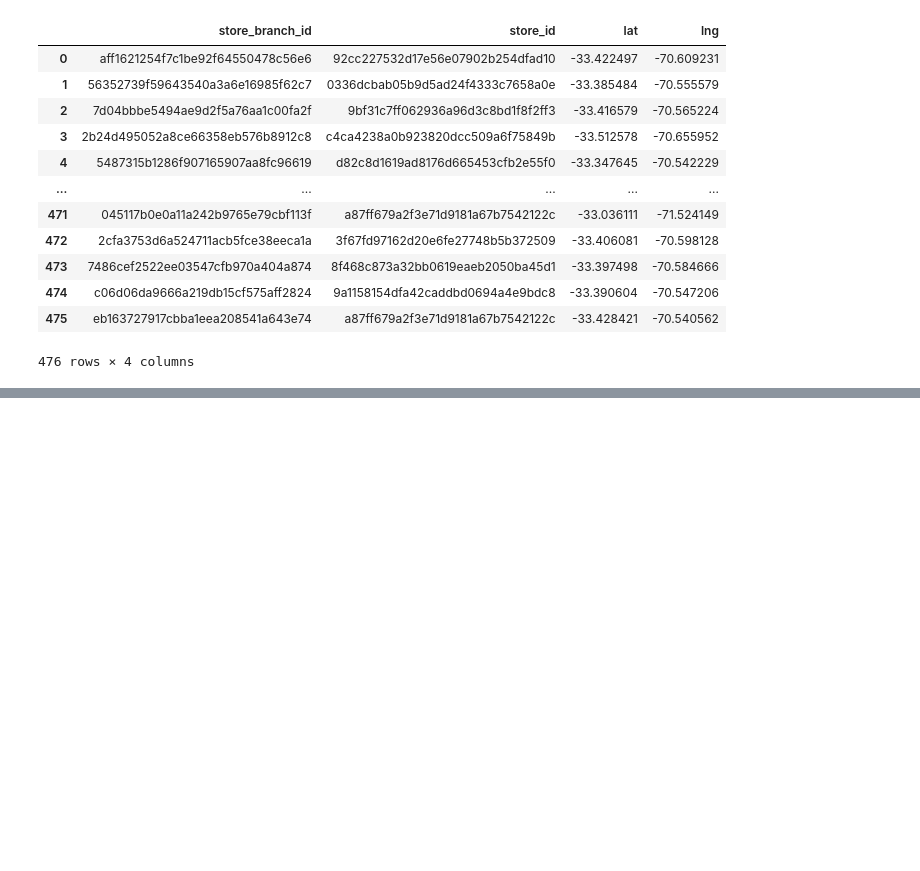
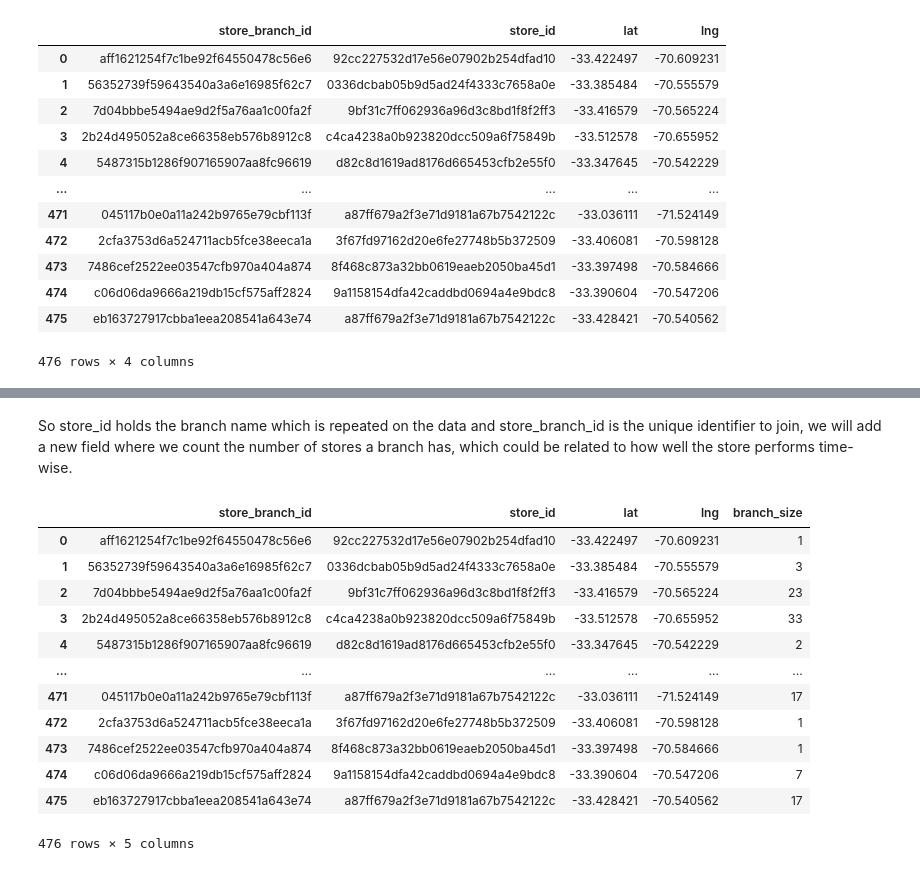
Before and after one commit to harrisonford/cornershop_estimator, a Jupyter notebook: 04_StoreBranches.ipynb, the cells around one changed output, grey strips where cells are left out. Drawn from its saved outputs; the diff is of its cells as text; code cells hidden in the pictures; blank space fills up the shorter version.

```diff
--- a/04_StoreBranches.ipynb
+++ b/04_StoreBranches.ipynb
@@ -23,0 +60,39 @@ stores
+# %% [markdown]
+So store_id holds the branch name which is repeated on the data and store_branch_id is the
+unique identifier to join, we will add a new field where we count the number of stores
+a branch has, which could be related to how well the store performs time-wise.
+# %%
+# add the total count to the dataframe for each store branch
+def add_branch_count(df):
+    container = []  # stores the field values
+    hashtable = dict()  # stores the count for each branch
+    # first we count stores and add them to the dict with O(n) complexity
+    for store in df['store_id']:
+        if store in hashtable:  # we sum it up
+            hashtable[store] += 1
+        else:  # we need to initialize it
+            hashtable[store] = 1
+    # now we can use the hashtable to add the count to each field
+    for store in df['store_id']:
+        container.append(hashtable[store])
+    df['branch_size'] = container
+
+    return
+# %%
+# test the function
+add_branch_count(stores)
+stores
+# %% [output]
+|  | store_branch_id | store_id | lat | lng | branch_size |
+| 0 | aff1621254f7c1be92f64550478c56e6 | 92cc227532d17e56e07902b254dfad10 | -33.422497 | -70.609231 | 1 |
+| 1 | 56352739f59643540a3a6e16985f62c7 | 0336dcbab05b9d5ad24f4333c7658a0e | -33.385484 | -70.555579 | 3 |
+| 2 | 7d04bbbe5494ae9d2f5a76aa1c00fa2f | 9bf31c7ff062936a96d3c8bd1f8f2ff3 | -33.416579 | -70.565224 | 23 |
+| 3 | 2b24d495052a8ce66358eb576b8912c8 | c4ca4238a0b923820dcc509a6f75849b | -33.512578 | -70.655952 | 33 |
+| 4 | 5487315b1286f907165907aa8fc96619 | d82c8d1619ad8176d665453cfb2e55f0 | -33.347645 | -70.542229 | 2 |
+| ... | ... | ... | ... | ... | ... |
+| 471 | 045117b0e0a11a242b9765e79cbf113f | a87ff679a2f3e71d9181a67b7542122c | -33.036111 | -71.524149 | 17 |
+| 472 | 2cfa3753d6a524711acb5fce38eeca1a | 3f67fd97162d20e6fe27748b5b372509 | -33.406081 | -70.598128 | 1 |
+| 473 | 7486cef2522ee03547cfb970a404a874 | 8f468c873a32bb0619eaeb2050ba45d1 | -33.397498 | -70.584666 | 1 |
+| 474 | c06d06da9666a219db15cf575aff2824 | 9a1158154dfa42caddbd0694a4e9bdc8 | -33.390604 | -70.547206 | 7 |
+| 475 | eb163727917cbba1eea208541a643e74 | a87ff679a2f3e71d9181a67b7542122c | -33.428421 | -70.540562 | 17 |
+476 rows × 5 columns
```
Also changed, not shown: parts of 16 cells of this notebook, 2 other files.
